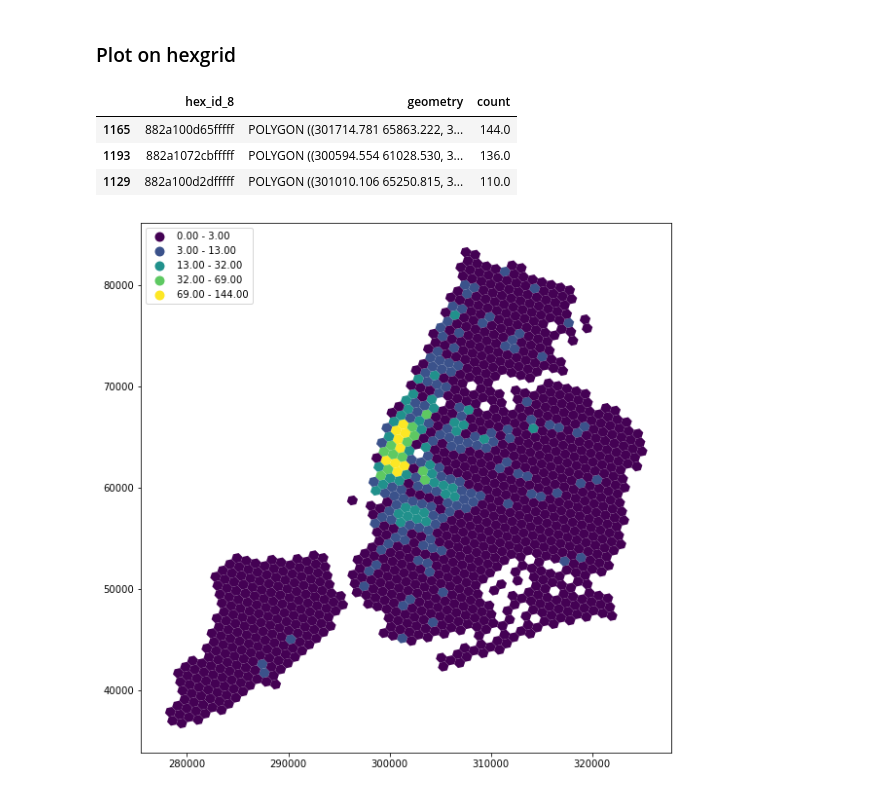
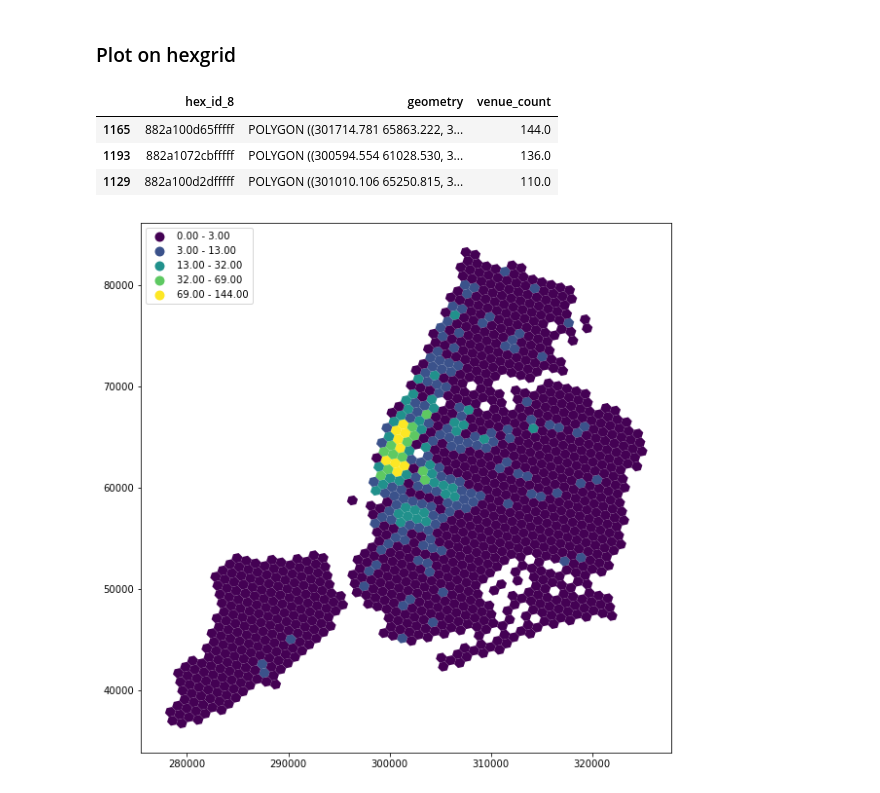
Before and after one commit to nlicalzi/mapping_nighttime_mobility, a Jupyter notebook: notebooks/venue_aggregation_and_cleaning.ipynb, the cells around one changed output. Drawn from its saved outputs; the diff is of its cells as text; code cells hidden in the pictures.

Commit message:
modified logic for venue aggregation to include new features

```diff
--- a/notebooks/venue_aggregation_and_cleaning.ipynb
+++ b/notebooks/venue_aggregation_and_cleaning.ipynb
@@ -98,20 +101,20 @@ joined_venues.head()
 # %%
 sjoined_hexes = gpd.sjoin(hexagons, joined_venues)
 
 venue_count = sjoined_hexes['hex_id_8'].value_counts().reset_index()
 
-venue_count.rename(columns={'index':'hex_id_8', 'hex_id_8':'count'}, inplace=True)
+venue_count.rename(columns={'index':'hex_id_8', 'hex_id_8':'venue_count'}, inplace=True)
 
 gdf = pd.merge(hexagons,
                venue_count,
                how='left',
                on=['hex_id_8'])\
         .fillna(0)\
-        .sort_values('count', ascending=False)
+        .sort_values('venue_count', ascending=False)
 
 gdf.head(3)
 # %% [output]
-|  | hex_id_8 | geometry | count |
+|  | hex_id_8 | geometry | venue_count |
 | 1165 | 882a100d65fffff | POLYGON ((301714.781 65863.222, 3... | 144.0 |
 | 1193 | 882a1072cbfffff | POLYGON ((300594.554 61028.530, 3... | 136.0 |
 | 1129 | 882a100d2dfffff | POLYGON ((301010.106 65250.815, 3... | 110.0 |
```
Also changed, not shown: parts of 6 cells of this notebook.
